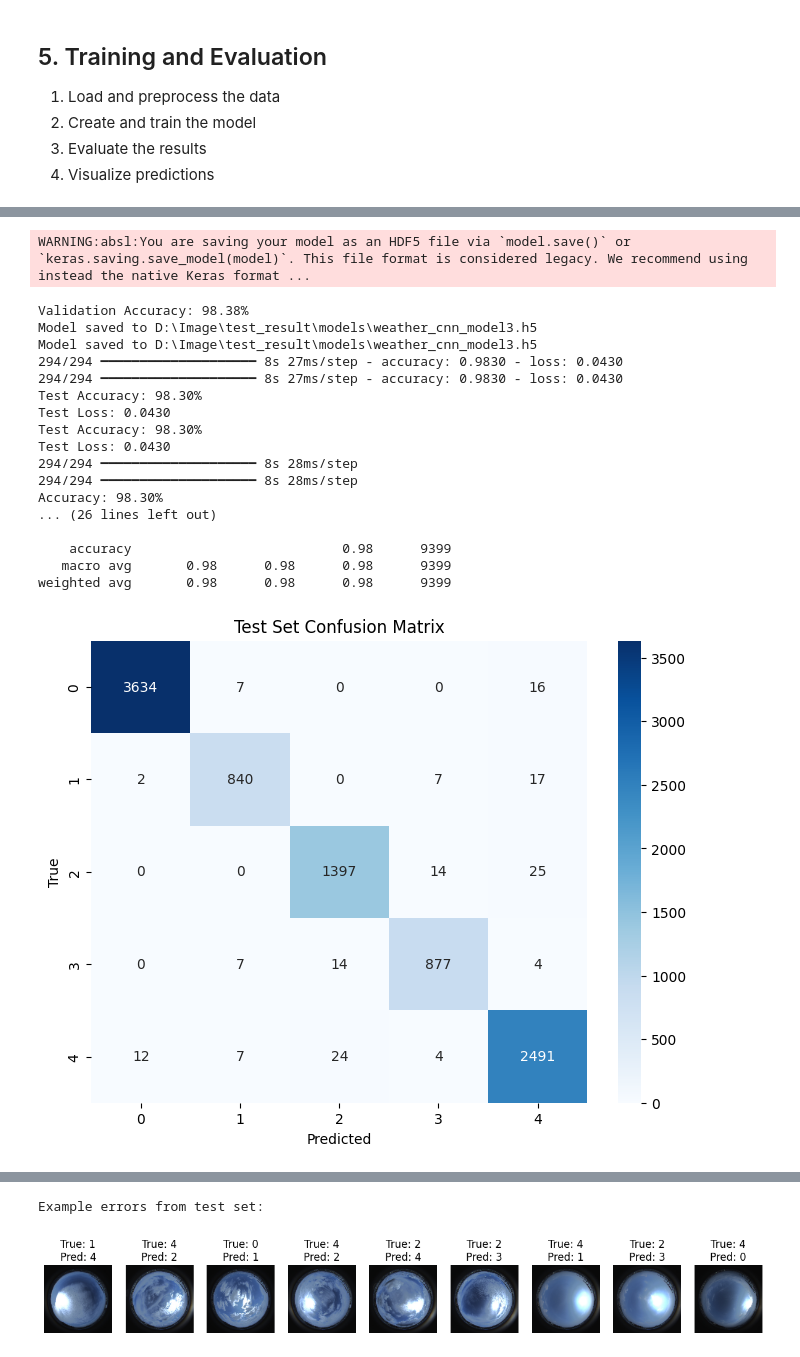
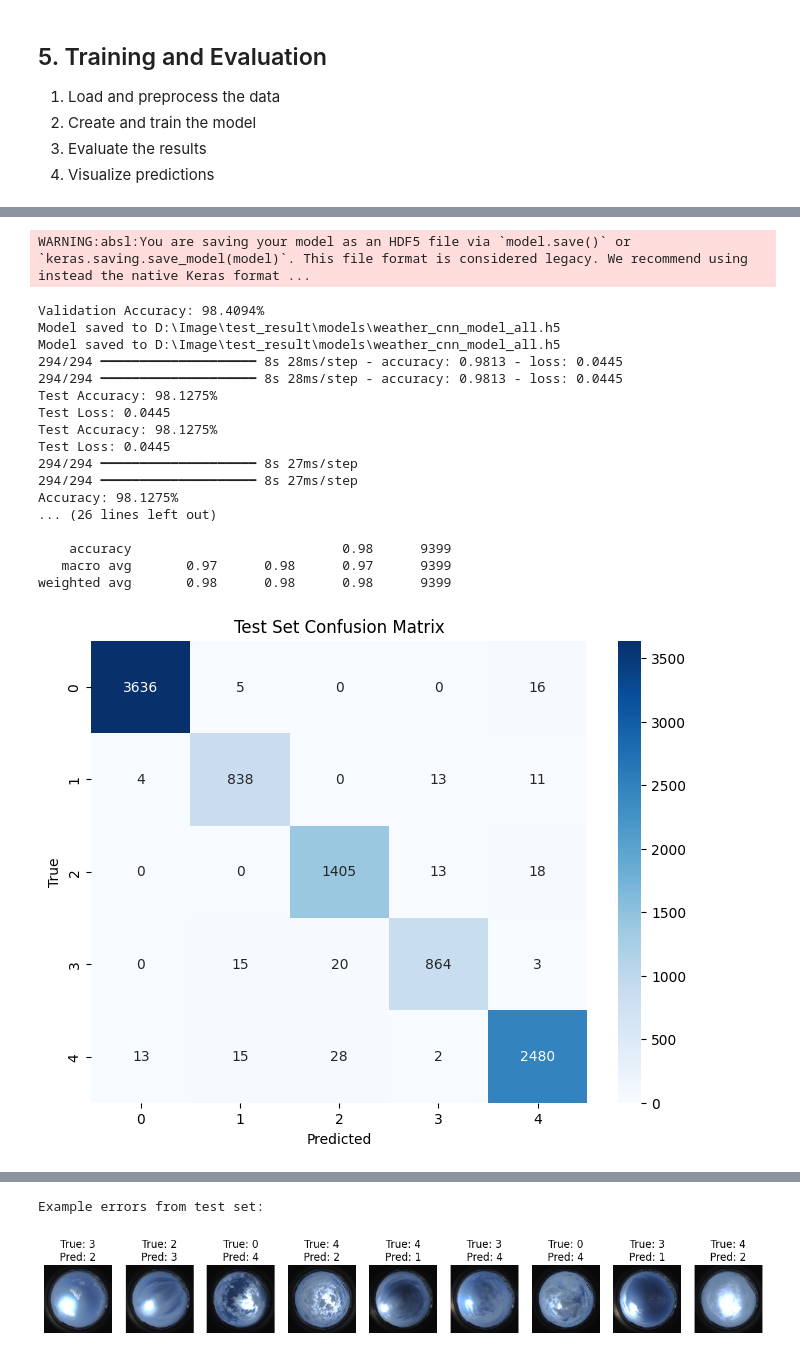
Before and after one commit to 2ek0/CNN, a Jupyter notebook: weather_cnn.ipynb, the cells around one changed output, grey strips where cells are left out. Saved outputs shown, nothing was run; the diff lists cells and outputs as text; code cells hidden in the pictures.

```diff
--- a/weather_cnn.ipynb
+++ b/weather_cnn.ipynb
@@ -181,7 +181,7 @@ model.compile(optimizer=optimizers.Adam(1e-4), loss='categorical_crossentropy',
 
 callbacks = [
     EarlyStopping(monitor='val_loss', patience=5, restore_best_weights=True),
-    ModelCheckpoint("best_model.keras", save_best_only=True)
+    ModelCheckpoint("best_model_all.keras", save_best_only=True)
  ]
 
 # Train the model
@@ -189,9 +189,9 @@ print("[Step 7] Training the model with Keras...")
 history = model.fit([X_train_images, X_train_features], Y_train,
                     validation_data=([X_val_images, X_val_features], Y_val),
                     batch_size=batch_size, epochs=30, callbacks=callbacks)
-with open('training_history3.json', 'w') as f:
+with open('training_history_all.json', 'w') as f:
     json.dump(history.history, f)
-print("Training history saved to training_history3.json")
+print("Training history saved to training_history_all.json")
 print("[Step 7] Model training complete.")
 # %% [output]
 [Step 7] Training the model with Keras...
@@ -219,9 +219,9 @@ import matplotlib.pyplot as plt
 # Evaluate and save
 val_loss, val_acc = model.evaluate([X_val_images, X_val_features], Y_val)
 print(f"Validation Accuracy: {val_acc*100:.4f}%")
-model.save(os.path.join(checkpoint_dir, "weather_cnn_model3.h5"))
-model.save(os.path.join(checkpoint_dir, "weather_cnn_model3.keras"))
-print(f"Model saved to {os.path.join(checkpoint_dir, 'weather_cnn_model3.h5')}")
+model.save(os.path.join(checkpoint_dir, "weather_cnn_model_all.h5"))
+model.save(os.path.join(checkpoint_dir, "weather_cnn_model_all.keras"))
+print(f"Model saved to {os.path.join(checkpoint_dir, 'weather_cnn_model_all.h5')}")
 
 # Final test evaluation
 test_loss, test_acc = model.evaluate([X_test_images, X_test_features], Y_test)
@@ -292,19 +292,19 @@ else:
 WARNING:absl:You are saving your model as an HDF5 file via `model.save()` or `keras.saving.save_model(model)`. This file format is considered legacy. We recommend using instead the native Keras format ...
-Validation Accuracy: 98.38%
-Model saved to D:\Image\test_result\models\weather_cnn_model3.h5
-Model saved to D:\Image\test_result\models\weather_cnn_model3.h5
-294/294 ━━━━━━━━━━━━━━━━━━━━ 8s 27ms/step - accuracy: 0.9830 - loss: 0.0430
-294/294 ━━━━━━━━━━━━━━━━━━━━ 8s 27ms/step - accuracy: 0.9830 - loss: 0.0430
-Test Accuracy: 98.30%
-Test Loss: 0.0430
-Test Accuracy: 98.30%
-Test Loss: 0.0430
-294/294 ━━━━━━━━━━━━━━━━━━━━ 8s 28ms/step
-294/294 ━━━━━━━━━━━━━━━━━━━━ 8s 28ms/step
-Accuracy: 98.30%
+Validation Accuracy: 98.4094%
+Model saved to D:\Image\test_result\models\weather_cnn_model_all.h5
+Model saved to D:\Image\test_result\models\weather_cnn_model_all.h5
+294/294 ━━━━━━━━━━━━━━━━━━━━ 8s 28ms/step - accuracy: 0.9813 - loss: 0.0445
+294/294 ━━━━━━━━━━━━━━━━━━━━ 8s 28ms/step - accuracy: 0.9813 - loss: 0.0445
+Test Accuracy: 98.1275%
+Test Loss: 0.0445
+Test Accuracy: 98.1275%
+Test Loss: 0.0445
+294/294 ━━━━━━━━━━━━━━━━━━━━ 8s 27ms/step
+294/294 ━━━━━━━━━━━━━━━━━━━━ 8s 27ms/step
+Accuracy: 98.1275%
 ... (26 lines left out)
 
     accuracy                           0.98      9399
-   macro avg       0.98      0.98      0.98      9399
+   macro avg       0.97      0.98      0.97      9399
 weighted avg       0.98      0.98      0.98      9399
-[figure, old version]
+[figure, new version]
@@ -311,4 +312,4 @@ weighted avg       0.98      0.98      0.98      9399
 Example errors from test set:
-[figure, old version]
+[figure, added]
 # %%
 # Load training history from JSON file
```
Also changed, not shown: parts of 3 cells of this notebook, 2 other files.
